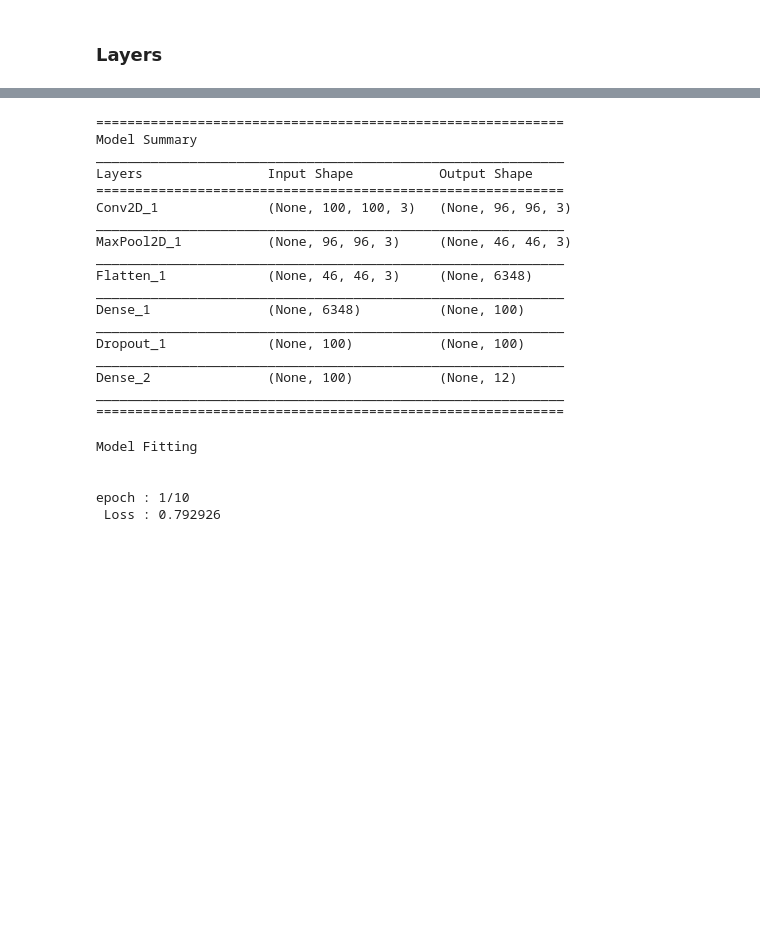
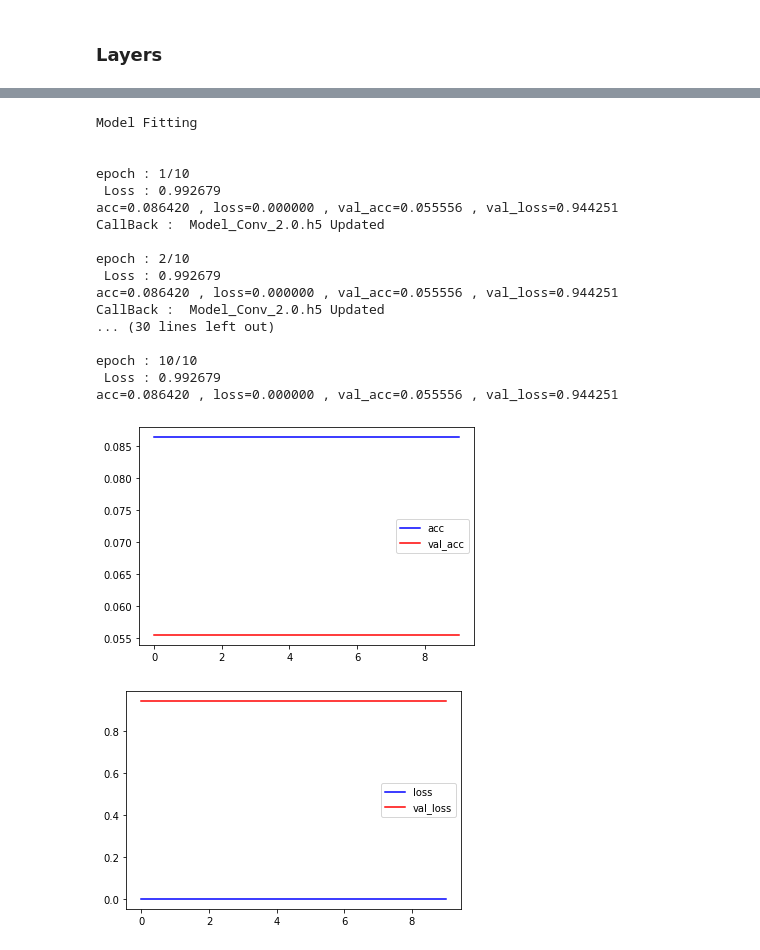
Before and after one commit to VenkateshRoshan/NeuralNetwork-CNN, a Jupyter notebook: CNN_Batch_1.0-New_2.0.ipynb, the cells around one changed output, grey strips where cells are left out. Cells and saved outputs as stored; diff of their text form; code cells hidden in the pictures; blank space fills up the shorter version.

Commit message:
BackPropagation Works
Accuracy is not at all changing

```diff
--- a/CNN_Batch_1.0-New_2.0.ipynb
+++ b/CNN_Batch_1.0-New_2.0.ipynb
@@ -50,6 +50,10 @@ class ReLU :
         grad[Z < 0] = 0
         return grad_output*grad
 
+    def predict(self,Y) :
+        output = np.maximum(0,Y)
+        return output
+
 class TanH :
     def __init__(self) :
         self.__type__ = 'activation'
@@ -63,6 +67,10 @@ class TanH :
 
     def feed_back(self,Z,grad_output,lr) :
         return 1-np.power(self.output,2)
+
+    def predict(self,Y) :
+        output = (np.exp(x)-np.exp(-x))/(np.exp(x)+np.exp(-x))
+        return output
 
 class Softmax :
     def __init__ (self) :
@@ -90,6 +98,11 @@ class Softmax :
         grad = (softmax * np.identity(softmax.size) - softmax.transpose() @ softmax)
         return grad_output*grad
 
+    def predict(self,Y) :
+        e_x = np.exp(Y-np.max(Y))
+        output = e_x/np.sum(e_x)
+        return output
+
 class Sigmoid :
     def __init__ (self) :
         self.__type__ = 'activation'
@@ -230,8 +250,19 @@ class MaxPool2D :
                         pass
                     out_x += 1
                 out_y += 1
-#         logging.info('MaxPool Success')
         return self.weights,self.bias,d_op
+
+    def predict(self,Y) :
+        W,H,D = self.output_shape[1:]
+        output = np.zeros((W,H,D))
+        w , h = 0 , 0
+        for i in range(0,self.input_shape[1]-self.K_S,self.STRIDES) :
+            for j in range(0,self.input_shape[2]-self.K_S,self.STRIDES) :
+                output[w,h] = np.max(Y[j:j+self.K_S,i:i+self.K_S].T,axis=(1,2))
+                h += 1
+            h = 0
+            w += 1
+        return output
 
     def plotImg(self,X=None) :
         if X is None :
@@ -849,8 +853,8 @@ f = open(loc , 'rb')
 X_train , Y_train , Labels = pickle.load(f)
 # %%
 model = Sequential()
-model.add(Conv2D(3,5,input_shape=X_train[0].shape,A_F='ReLU'))
-model.add(MaxPool2D(5,input_shape=model.output_shape))
+model.add(Conv2D(16,2,input_shape=X_train[0].shape,A_F='ReLU'))
+model.add(MaxPool2D(3,input_shape=model.output_shape))
 model.add(Flatten(input_shape=model.output_shape))
 model.add(Dense(input_shape=model.output_shape,N_F=100,A_F='ReLU')) ### Input Layer
 model.add(Dropout(input_shape=model.output_shape))
@@ -859,40 +863,35 @@ model.add(Dense(input_shape=model.output_shape,N_F=len(set(Y_train)),A_F='Softma
 model.compile(optimizer='adam',loss='cross_entropy',metrics=['acc'])
 
 model.Summary()
-# %% [output]
-============================================================
-Model Summary
-____________________________________________________________
-Layers                Input Shape           Output Shape
-============================================================
-Conv2D_1              (None, 100, 100, 3)   (None, 96, 96, 3)
-____________________________________________________________
-MaxPool2D_1           (None, 96, 96, 3)     (None, 46, 46, 3)
-____________________________________________________________
-Flatten_1             (None, 46, 46, 3)     (None, 6348)
-____________________________________________________________
-Dense_1               (None, 6348)          (None, 100)
-____________________________________________________________
-Dropout_1             (None, 100)           (None, 100)
-____________________________________________________________
-Dense_2               (None, 100)           (None, 12)
-____________________________________________________________
-============================================================
 # %%
 model = model.fit(train_data=(X_train,Y_train),
           epochs=10,
           #valid_data=(X_test,Y_test),
-          lr=[0.001],
+          lr=[0.01],
           decay=1e-08,
-          batch_size=1,
+          batch_size=2,
           PlotView=10,
           Labels=Labels)
 # %% [output]
 Model Fitting
 
 
 epoch : 1/10
- Loss : 0.792926
+ Loss : 0.992679
+acc=0.086420 , loss=0.000000 , val_acc=0.055556 , val_loss=0.944251
+CallBack :  Model_Conv_2.0.h5 Updated
+
+epoch : 2/10
+ Loss : 0.992679
+acc=0.086420 , loss=0.000000 , val_acc=0.055556 , val_loss=0.944251
+CallBack :  Model_Conv_2.0.h5 Updated
+... (30 lines left out)
+
+epoch : 10/10
+ Loss : 0.992679
+acc=0.086420 , loss=0.000000 , val_acc=0.055556 , val_loss=0.944251
+[figure, added]
+[figure, added]
 # %%
 def SaveModel(obj,fileName) :
     f = open(fileName, 'wb')
```
Also changed, not shown: parts of 9 cells of this notebook.
